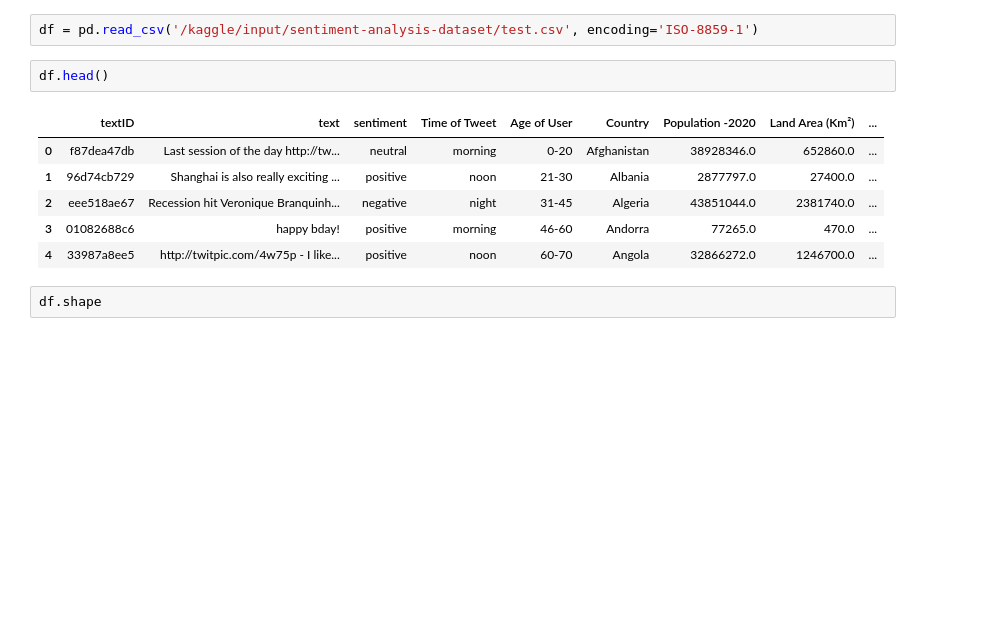
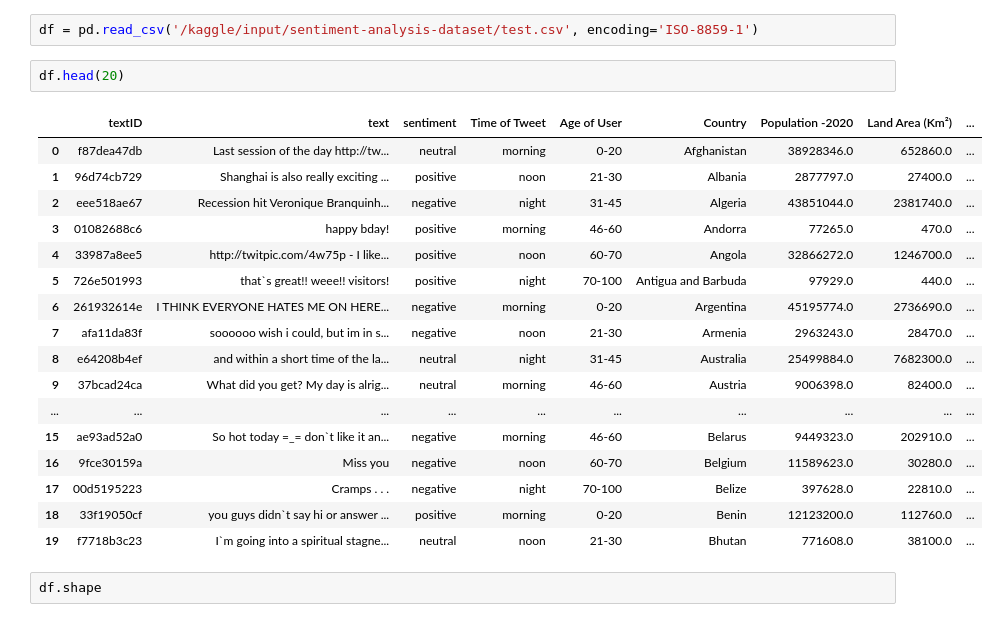
Before and after one commit to EndelSemW/Mestrado-UFRJ, a Jupyter notebook: tweets-sentiment-analysis.ipynb, the cells around one changed output. Saved outputs shown, nothing was run; the diff lists cells and outputs as text; blank space fills up the shorter version.

```diff
--- a/tweets-sentiment-analysis.ipynb
+++ b/tweets-sentiment-analysis.ipynb
@@ -7,14 +7,25 @@ import seaborn as sns
 # %%
 df = pd.read_csv('/kaggle/input/sentiment-analysis-dataset/test.csv', encoding='ISO-8859-1')
 # %%
-df.head()
+df.head(20)
 # %% [output]
 |  | textID | text | sentiment | Time of Tweet | Age of User | Country | Population -2020 | Land Area (Km²) | ... |
 | 0 | f87dea47db | Last session of the day http://tw... | neutral | morning | 0-20 | Afghanistan | 38928346.0 | 652860.0 | ... |
 | 1 | 96d74cb729 | Shanghai is also really exciting ... | positive | noon | 21-30 | Albania | 2877797.0 | 27400.0 | ... |
 | 2 | eee518ae67 | Recession hit Veronique Branquinh... | negative | night | 31-45 | Algeria | 43851044.0 | 2381740.0 | ... |
 | 3 | 01082688c6 | happy bday! | positive | morning | 46-60 | Andorra | 77265.0 | 470.0 | ... |
 | 4 | 33987a8ee5 | http://twitpic.com/4w75p - I like... | positive | noon | 60-70 | Angola | 32866272.0 | 1246700.0 | ... |
+| 5 | 726e501993 | that`s great!! weee!! visitors! | positive | night | 70-100 | Antigua and Barbuda | 97929.0 | 440.0 | ... |
+| 6 | 261932614e | I THINK EVERYONE HATES ME ON HERE... | negative | morning | 0-20 | Argentina | 45195774.0 | 2736690.0 | ... |
+| 7 | afa11da83f | soooooo wish i could, but im in s... | negative | noon | 21-30 | Armenia | 2963243.0 | 28470.0 | ... |
+| 8 | e64208b4ef | and within a short time of the la... | neutral | night | 31-45 | Australia | 25499884.0 | 7682300.0 | ... |
+| 9 | 37bcad24ca | What did you get? My day is alrig... | neutral | morning | 46-60 | Austria | 9006398.0 | 82400.0 | ... |
+| ... | ... | ... | ... | ... | ... | ... | ... | ... | ... |
+| 15 | ae93ad52a0 | So hot today =_= don`t like it an... | negative | morning | 46-60 | Belarus | 9449323.0 | 202910.0 | ... |
+| 16 | 9fce30159a | Miss you | negative | noon | 60-70 | Belgium | 11589623.0 | 30280.0 | ... |
+| 17 | 00d5195223 | Cramps . . . | negative | night | 70-100 | Belize | 397628.0 | 22810.0 | ... |
+| 18 | 33f19050cf | you guys didn`t say hi or answer ... | positive | morning | 0-20 | Benin | 12123200.0 | 112760.0 | ... |
+| 19 | f7718b3c23 | I`m going into a spiritual stagne... | neutral | noon | 21-30 | Bhutan | 771608.0 | 38100.0 | ... |
 # %%
 df.shape
 # %% [output]
```
Also changed, not shown: parts of 2 cells of this notebook.
